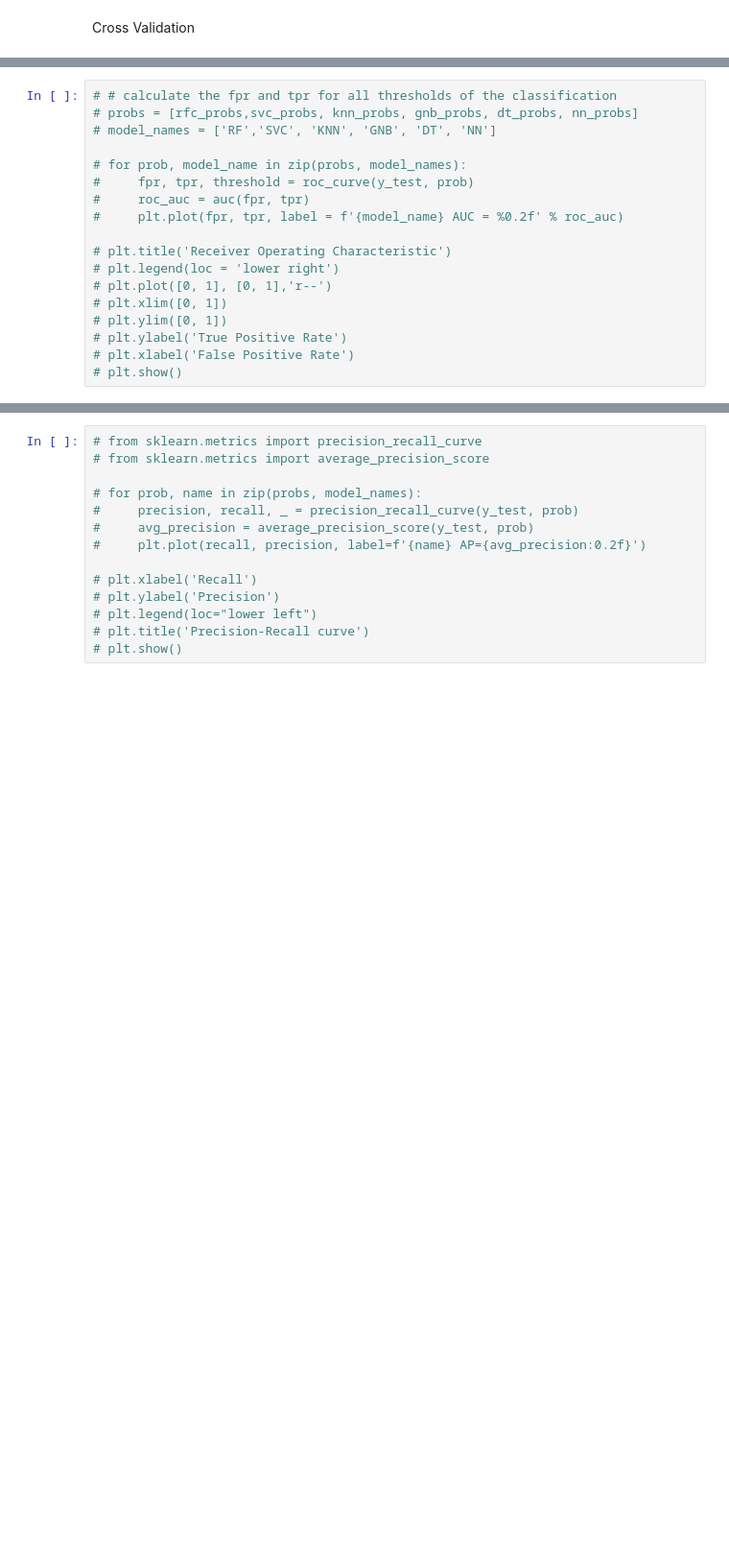
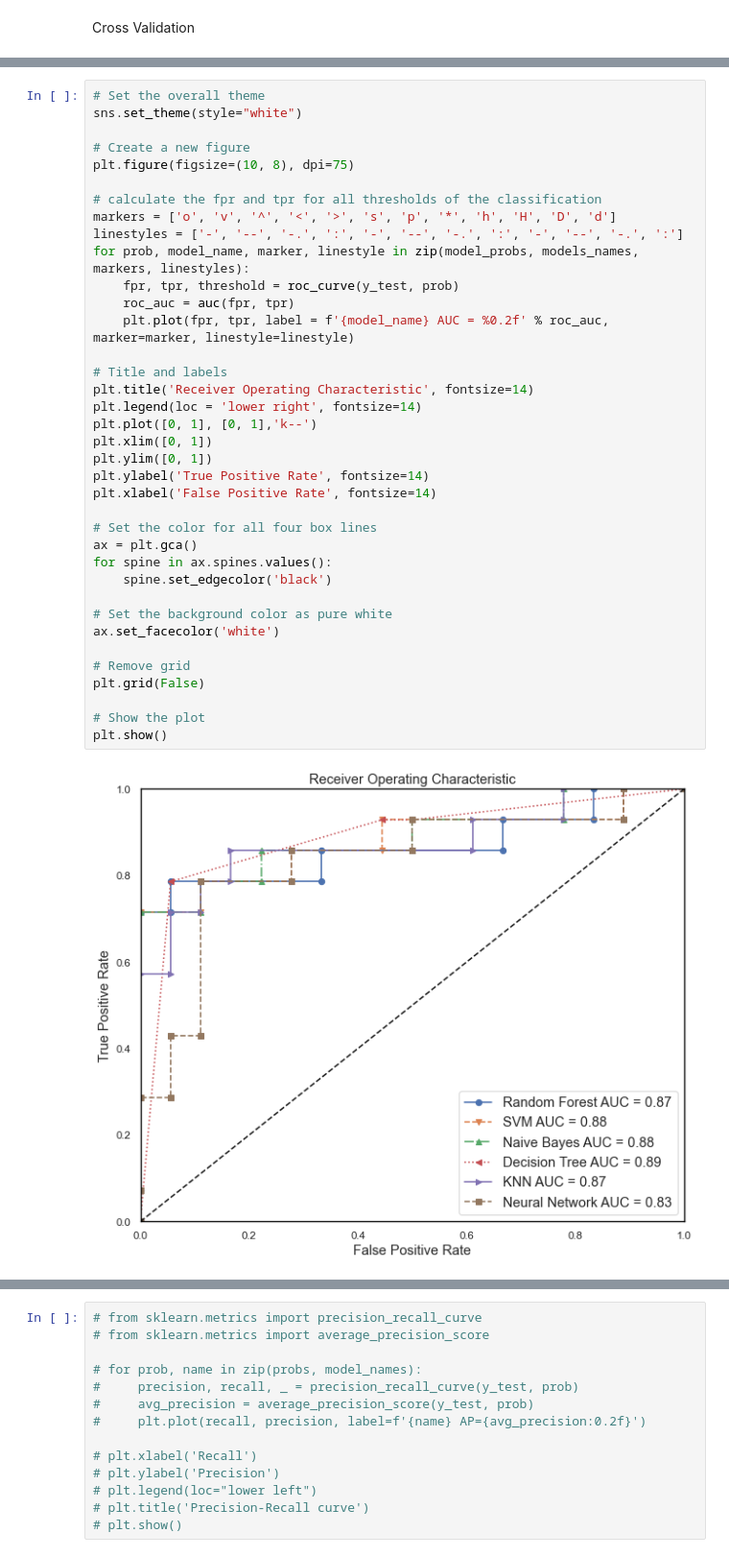
Before and after one commit to mehradmrt/P_Orchard_Data_Analysis, a Jupyter notebook: src_data_analysis/ML_algorithms_new.ipynb, the cells around one changed output, grey strips where cells are left out. Shown at 96% size. Saved outputs shown, nothing was run; the diff lists cells and outputs as text; blank space fills up the shorter version.

```diff
--- a/src_data_analysis/ML_algorithms_new.ipynb
+++ b/src_data_analysis/ML_algorithms_new.ipynb
@@ -754,18 +712,39 @@ No artists with labels found to put in legend.  Note that artists whose label st
 # %%
-# # calculate the fpr and tpr for all thresholds of the classification
-# probs = [rfc_probs,svc_probs, knn_probs, gnb_probs, dt_probs, nn_probs]
-# model_names = ['RF','SVC', 'KNN', 'GNB', 'DT', 'NN']
+# Set the overall theme
+sns.set_theme(style="white")
 
-# for prob, model_name in zip(probs, model_names):
-#     fpr, tpr, threshold = roc_curve(y_test, prob)
-#     roc_auc = auc(fpr, tpr)
-#     plt.plot(fpr, tpr, label = f'{model_name} AUC = %0.2f' % roc_auc)
+# Create a new figure
+plt.figure(figsize=(10, 8), dpi=75)
 
-# plt.title('Receiver Operating Characteristic')
-# plt.legend(loc = 'lower right')
-# plt.plot([0, 1], [0, 1],'r--')
-# plt.xlim([0, 1])
-# plt.ylim([0, 1])
-# plt.ylabel('True Positive Rate')
-# plt.xlabel('False Positive Rate')
-# plt.show()
+# calculate the fpr and tpr for all thresholds of the classification
+markers = ['o', 'v', '^', '<', '>', 's', 'p', '*', 'h', 'H', 'D', 'd']
+linestyles = ['-', '--', '-.', ':', '-', '--', '-.', ':', '-', '--', '-.', ':']
+for prob, model_name, marker, linestyle in zip(model_probs, models_names, markers, linestyles):
+    fpr, tpr, threshold = roc_curve(y_test, prob)
+    roc_auc = auc(fpr, tpr)
+    plt.plot(fpr, tpr, label = f'{model_name} AUC = %0.2f' % roc_auc, marker=marker, linestyle=linestyle)
+
+# Title and labels
+plt.title('Receiver Operating Characteristic', fontsize=14)
+plt.legend(loc = 'lower right', fontsize=14)
+plt.plot([0, 1], [0, 1],'k--')
+plt.xlim([0, 1])
+plt.ylim([0, 1])
+plt.ylabel('True Positive Rate', fontsize=14)
+plt.xlabel('False Positive Rate', fontsize=14)
+
+# Set the color for all four box lines
+ax = plt.gca()
+for spine in ax.spines.values():
+    spine.set_edgecolor('black')
+
+# Set the background color as pure white
+ax.set_facecolor('white')
+
+# Remove grid
+plt.grid(False)
+
+# Show the plot
+plt.show()
+# %% [output]
+[figure, added]
```
Also changed, not shown: parts of 16 cells of this notebook.
